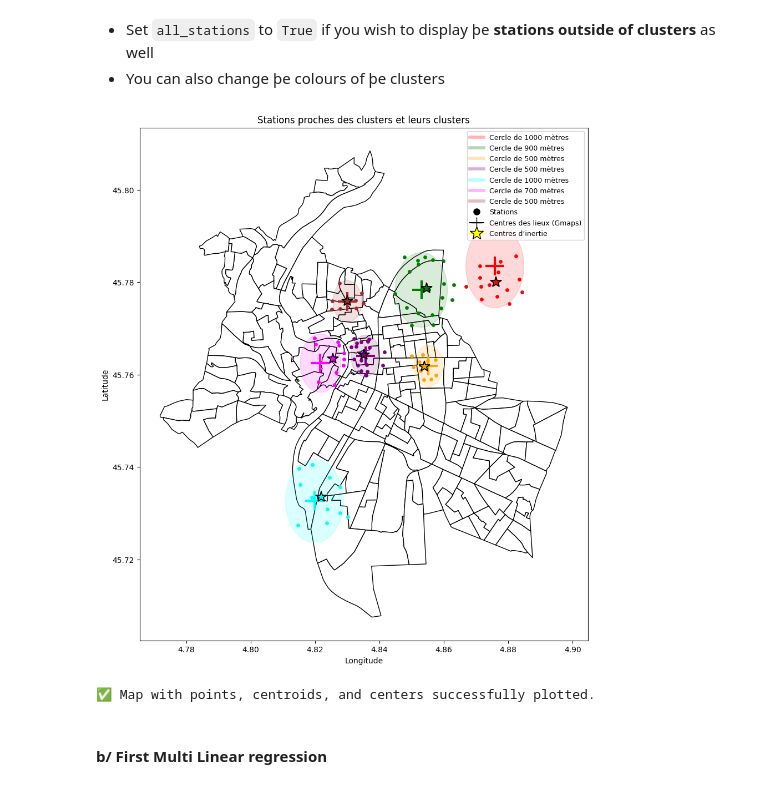
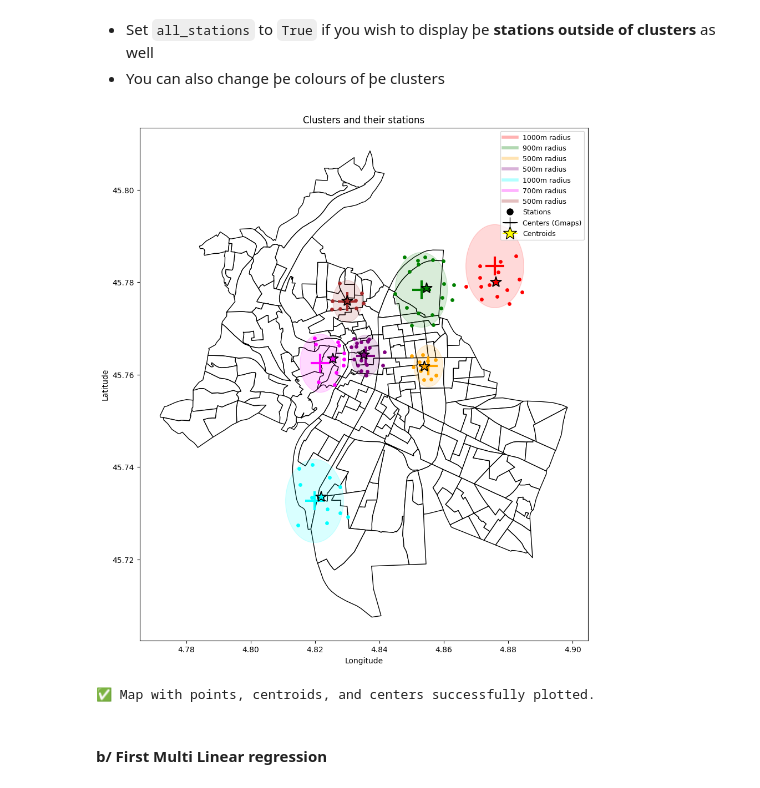
Before and after one commit to Echoo7/Machine-Learning-Project, a Jupyter notebook: Notebook_ghislain_clusters.ipynb, the cells around one changed output. Saved outputs shown, nothing was run; the diff lists cells and outputs as text; code cells hidden in the pictures.

```diff
--- a/Notebook_ghislain_clusters.ipynb
+++ b/Notebook_ghislain_clusters.ipynb
@@ -266,7 +252,9 @@ clusters_radius = {
     'CONFLUENCE': 1000,
     'FOURVIERE': 700,
     'CROIX_ROUSSE': 500
-}
+}  # in meters
+
+
 
 # Define the color in which the cluster shall appear on the map
 color_map = {
@@ -458,7 +446,7 @@ for place, (lat_c, lon_c) in clusters_centers.items():
 
     legend_handles.append(
         plt.Line2D([0], [0], color=color0, lw=4, alpha=0.3,
-                    label=f"Cercle de {tol} mètres")
+                    label=f"{tol}m radius")
     )
 
 
@@ -469,37 +457,37 @@ if all_stations:
     color0 = color_map['NO_CLUSTER']
     pts = gdf_points[gdf_points['NO_CLUSTER'] == 1].plot(
     ax         = ax,
     color      = color0,
     markersize = size0
     )
 
 # -----------------------------
 # 6/6 Éléments pour la légende
 # -----------------------------
 legend_handles.append(
     plt.Line2D([0], [0], marker='o', color='white', markerfacecolor='black',
                 label=f"Stations", markersize=10)
 )
 legend_handles.append(
     plt.Line2D([0], [0], marker='+', color='black', markersize=15,
-                label=f"Centres des lieux (Gmaps)")
+                label=f"Centers (Gmaps)")
 )
 legend_handles.append(
     plt.Line2D([0], [0], marker='*', color='yellow', markeredgecolor='black',
-                markersize=18, label=f"Centres d’inertie")
+                markersize=18, label=f"Centroids")
 )
 
 # --- Mise en forme finale ---
-plt.title(f"Stations proches des clusters et leurs clusters")
+plt.title(f"Clusters and their stations")
 plt.xlabel("Longitude")
 plt.ylabel("Latitude")
 plt.legend(handles=legend_handles, loc='upper right', fontsize=9)
 plt.grid(False)
 
 plt.show()
 print("✅ Map with points, centroids, and centers successfully plotted.")
 # %% [output]
-[figure, old version]
+[figure, new version]
 ✅ Map with points, centroids, and centers successfully plotted.
 # %% [markdown]
 #### **b/ First Multi Linear regression**
```
Also changed, not shown: parts of 6 cells of this notebook.
